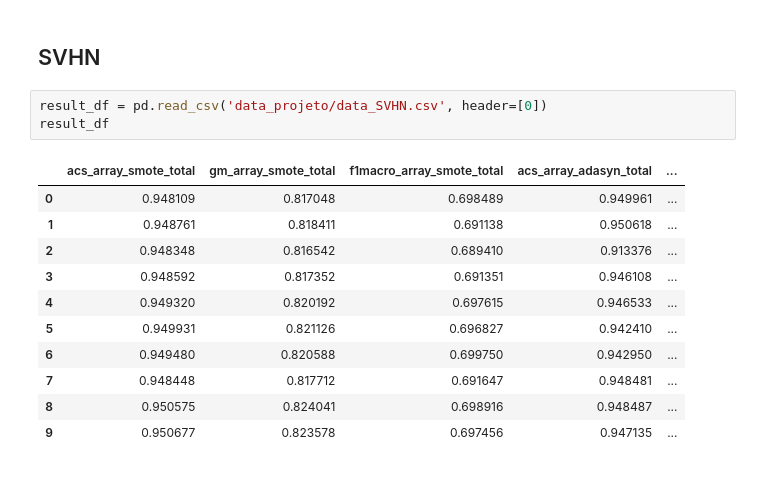
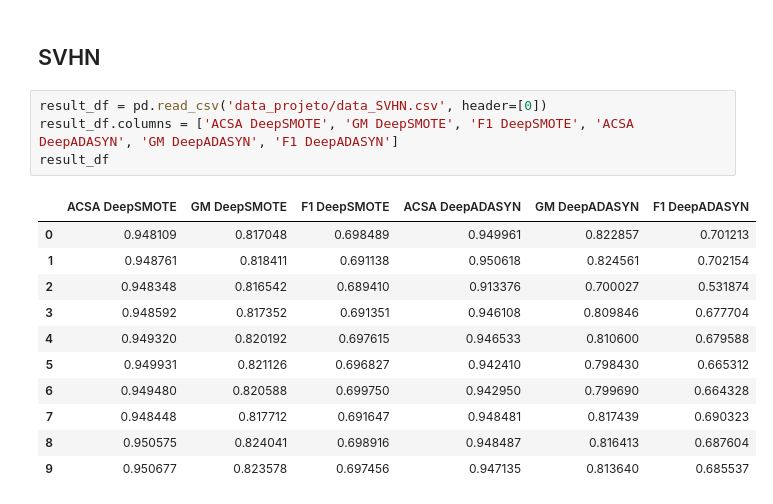
Before and after one commit to thiagom123/Redes-Neurais-2022-1, a Jupyter notebook: Projeto/Testes_estatisticos.ipynb, the cells around one changed output. Drawn from its saved outputs; the diff is of its cells as text.

```diff
--- a/Projeto/Testes_estatisticos.ipynb
+++ b/Projeto/Testes_estatisticos.ipynb
@@ -214,16 +199,17 @@ H0 not rejected for f1 metric: Probably the same distribution
 ## SVHN
 # %%
 result_df = pd.read_csv('data_projeto/data_SVHN.csv', header=[0])
+result_df.columns = ['ACSA DeepSMOTE', 'GM DeepSMOTE', 'F1 DeepSMOTE', 'ACSA DeepADASYN', 'GM DeepADASYN', 'F1 DeepADASYN']
 result_df
 # %% [output]
-|  | acs_array_smote_total | gm_array_smote_total | f1macro_array_smote_total | acs_array_adasyn_total | ... |
-| 0 | 0.948109 | 0.817048 | 0.698489 | 0.949961 | ... |
-| 1 | 0.948761 | 0.818411 | 0.691138 | 0.950618 | ... |
-| 2 | 0.948348 | 0.816542 | 0.689410 | 0.913376 | ... |
-| 3 | 0.948592 | 0.817352 | 0.691351 | 0.946108 | ... |
-| 4 | 0.949320 | 0.820192 | 0.697615 | 0.946533 | ... |
-| 5 | 0.949931 | 0.821126 | 0.696827 | 0.942410 | ... |
-| 6 | 0.949480 | 0.820588 | 0.699750 | 0.942950 | ... |
-| 7 | 0.948448 | 0.817712 | 0.691647 | 0.948481 | ... |
-| 8 | 0.950575 | 0.824041 | 0.698916 | 0.948487 | ... |
-| 9 | 0.950677 | 0.823578 | 0.697456 | 0.947135 | ... |
+|  | ACSA DeepSMOTE | GM DeepSMOTE | F1 DeepSMOTE | ACSA DeepADASYN | GM DeepADASYN | F1 DeepADASYN |
+| 0 | 0.948109 | 0.817048 | 0.698489 | 0.949961 | 0.822857 | 0.701213 |
+| 1 | 0.948761 | 0.818411 | 0.691138 | 0.950618 | 0.824561 | 0.702154 |
+| 2 | 0.948348 | 0.816542 | 0.689410 | 0.913376 | 0.700027 | 0.531874 |
+| 3 | 0.948592 | 0.817352 | 0.691351 | 0.946108 | 0.809846 | 0.677704 |
+| 4 | 0.949320 | 0.820192 | 0.697615 | 0.946533 | 0.810600 | 0.679588 |
+| 5 | 0.949931 | 0.821126 | 0.696827 | 0.942410 | 0.798430 | 0.665312 |
+| 6 | 0.949480 | 0.820588 | 0.699750 | 0.942950 | 0.799690 | 0.664328 |
+| 7 | 0.948448 | 0.817712 | 0.691647 | 0.948481 | 0.817439 | 0.690323 |
+| 8 | 0.950575 | 0.824041 | 0.698916 | 0.948487 | 0.816413 | 0.687604 |
+| 9 | 0.950677 | 0.823578 | 0.697456 | 0.947135 | 0.813640 | 0.685537 |
```
Also changed, not shown: parts of 26 cells of this notebook.
